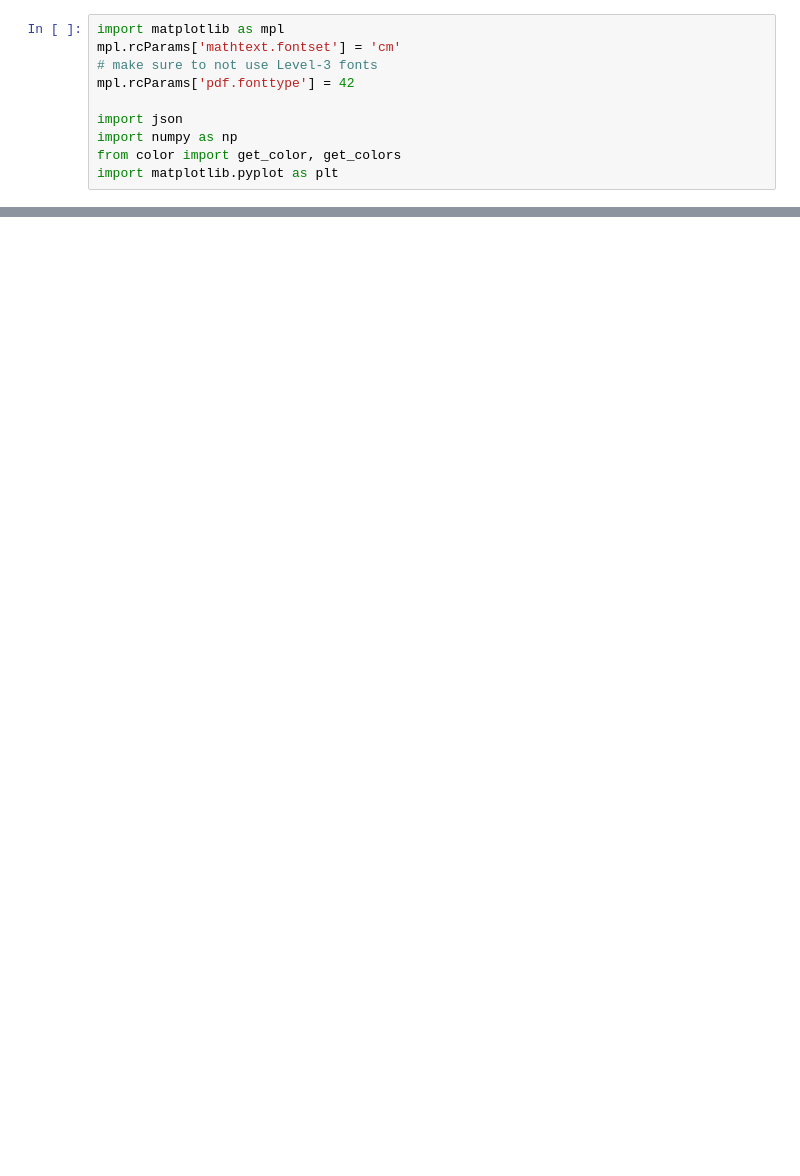
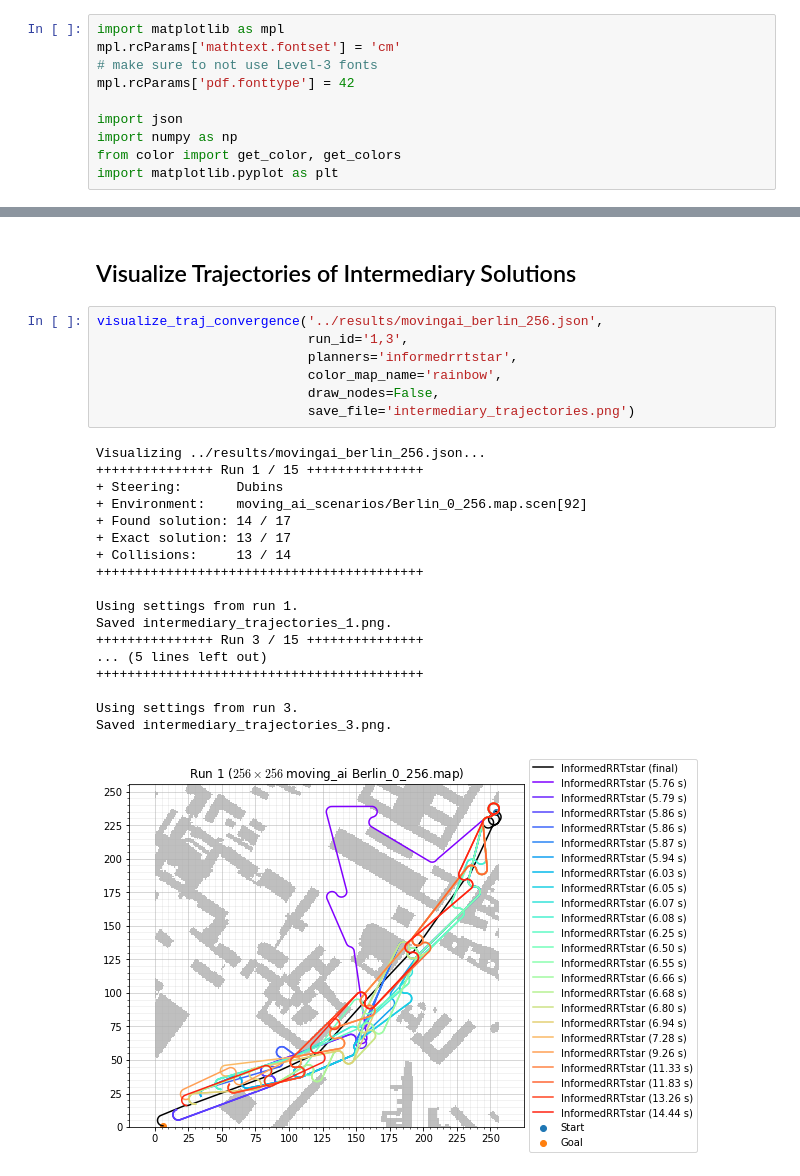
Before and after one commit to robot-motion/bench-mr, a Jupyter notebook: plotting/Convergence.ipynb, the cells around one changed output, grey strips where cells are left out. Drawn from its saved outputs; the diff is of its cells as text; blank space fills up the shorter version.

Commit message:
Plotting planner statistics, convergence plots

```diff
--- a/plotting/Convergence.ipynb
+++ b/plotting/Convergence.ipynb
@@ -155,0 +19,28 @@ plt.savefig('turning_radii_%s.png' % metric, dpi=300, bbox_inches='tight')
+# %% [markdown]
+## Visualize Trajectories of Intermediary Solutions
+# %%
+visualize_traj_convergence('../results/movingai_berlin_256.json',
+                           run_id='1,3',
+                           planners='informedrrtstar',
+                           color_map_name='rainbow',
+                           draw_nodes=False,
+                           save_file='intermediary_trajectories.png')
+# %% [output]
+Visualizing ../results/movingai_berlin_256.json...
++++++++++++++++ Run 1 / 15 +++++++++++++++
++ Steering:       Dubins
++ Environment:    moving_ai_scenarios/Berlin_0_256.map.scen[92]
++ Found solution: 14 / 17
++ Exact solution: 13 / 17
++ Collisions:     13 / 14
+++++++++++++++++++++++++++++++++++++++++++
+
+Using settings from run 1.
+Saved intermediary_trajectories_1.png.
++++++++++++++++ Run 3 / 15 +++++++++++++++
+... (5 lines left out)
+++++++++++++++++++++++++++++++++++++++++++
+
+Using settings from run 3.
+Saved intermediary_trajectories_3.png.
+[figure, added]
```
Also changed, not shown: parts of 9 cells of this notebook, 9 other files.
